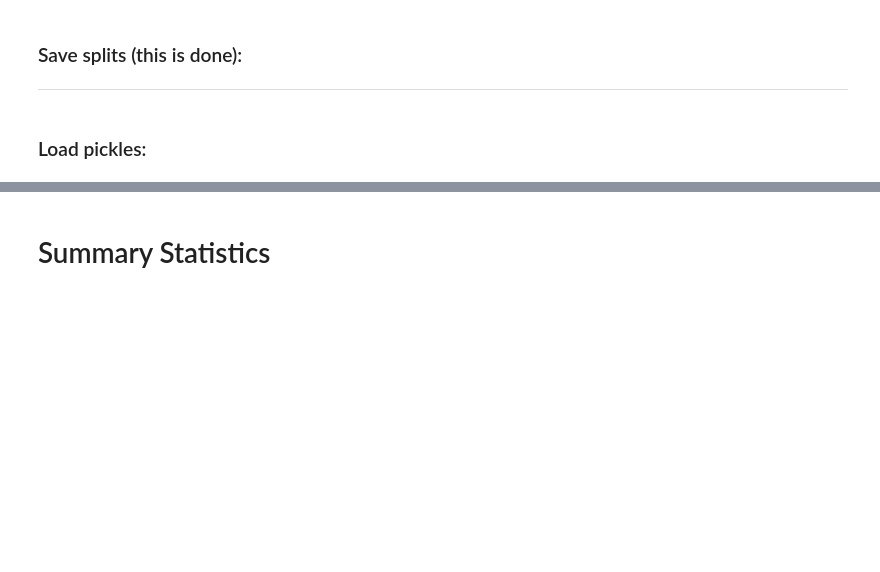
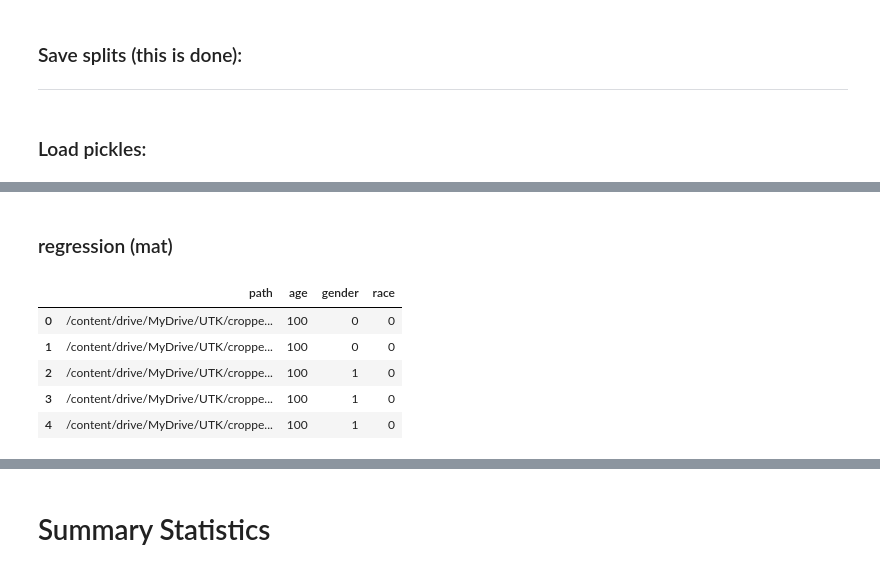
Before and after one commit to Theflawlessone/Face_Detection, a Jupyter notebook: Notebooks/UTKFaces_updated.ipynb, the cells around one changed output, grey strips where cells are left out. Drawn from its saved outputs; the diff is of its cells as text; code cells hidden in the pictures; blank space fills up the shorter version.

```diff
--- a/Notebooks/UTKFaces_updated.ipynb
+++ b/Notebooks/UTKFaces_updated.ipynb
@@ -420,0 +513,11 @@ df_cropped = load_pickle_from_github("df_cropped.pkl")
+# %% [markdown]
+### regression (mat)
+# %%
+df_cropped.head()
+# %% [output]
+|  | path | age | gender | race |
+| 0 | /content/drive/MyDrive/UTK/croppe... | 100 | 0 | 0 |
+| 1 | /content/drive/MyDrive/UTK/croppe... | 100 | 0 | 0 |
+| 2 | /content/drive/MyDrive/UTK/croppe... | 100 | 1 | 0 |
+| 3 | /content/drive/MyDrive/UTK/croppe... | 100 | 1 | 0 |
+| 4 | /content/drive/MyDrive/UTK/croppe... | 100 | 1 | 0 |
```
Also changed, not shown: parts of 63 cells of this notebook.
